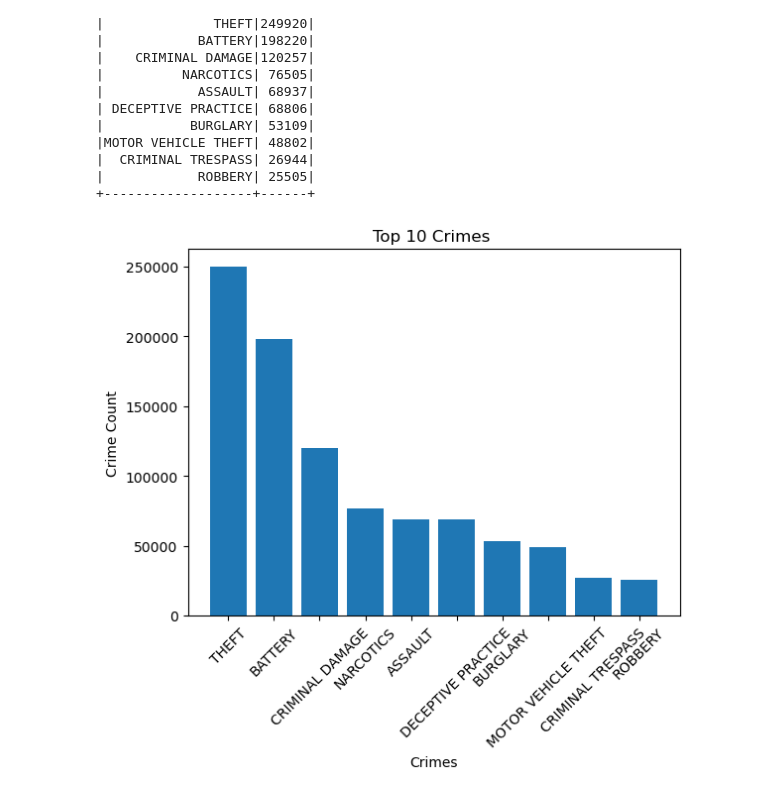
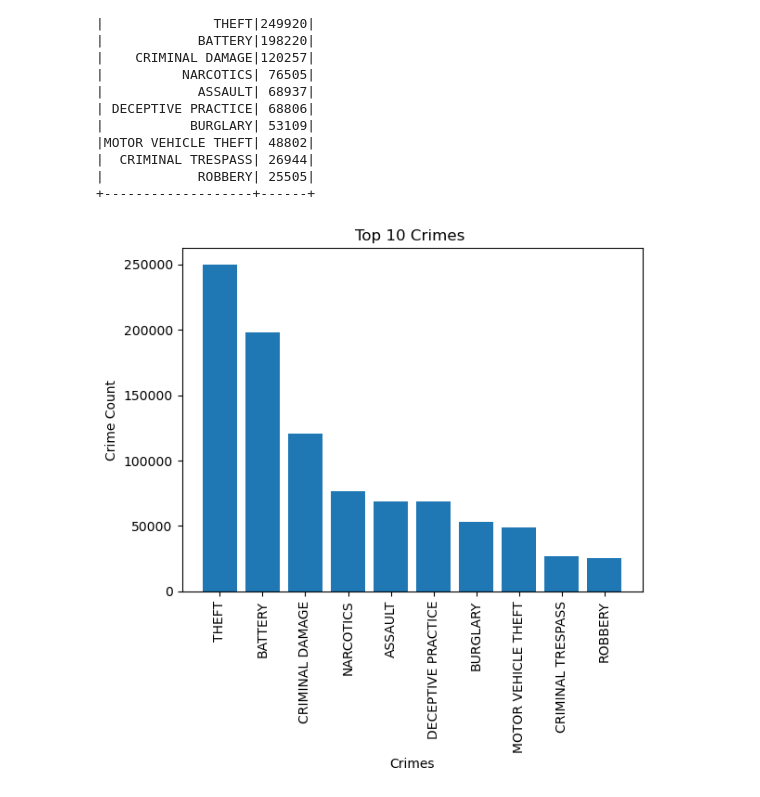
Before and after one commit to hemanthdoddala/data603fall2022-dhemanth, a Jupyter notebook: Homework_3.ipynb, the cells around one changed output. Cells and saved outputs as stored; diff of their text form; code cells hidden in the pictures.

```diff
--- a/Homework_3.ipynb
+++ b/Homework_3.ipynb
@@ -463,11 +463,11 @@ groupedby_crime_df.show()
 # %%
 x = groupedby_crime_df.toPandas()['Primary Type'].values.tolist()
 y = groupedby_crime_df.toPandas()['count'].values.tolist()
 plt.bar(x, y)
 plt.xlabel('Crimes')
 plt.ylabel('Crime Count')
 plt.title('Top 10 Crimes ')
-plt.xticks(rotation = 45)
+plt.xticks(x, rotation = 90)
 plt.show()
 # %% [output]
-[figure, old version]
+[figure, new version]
```
